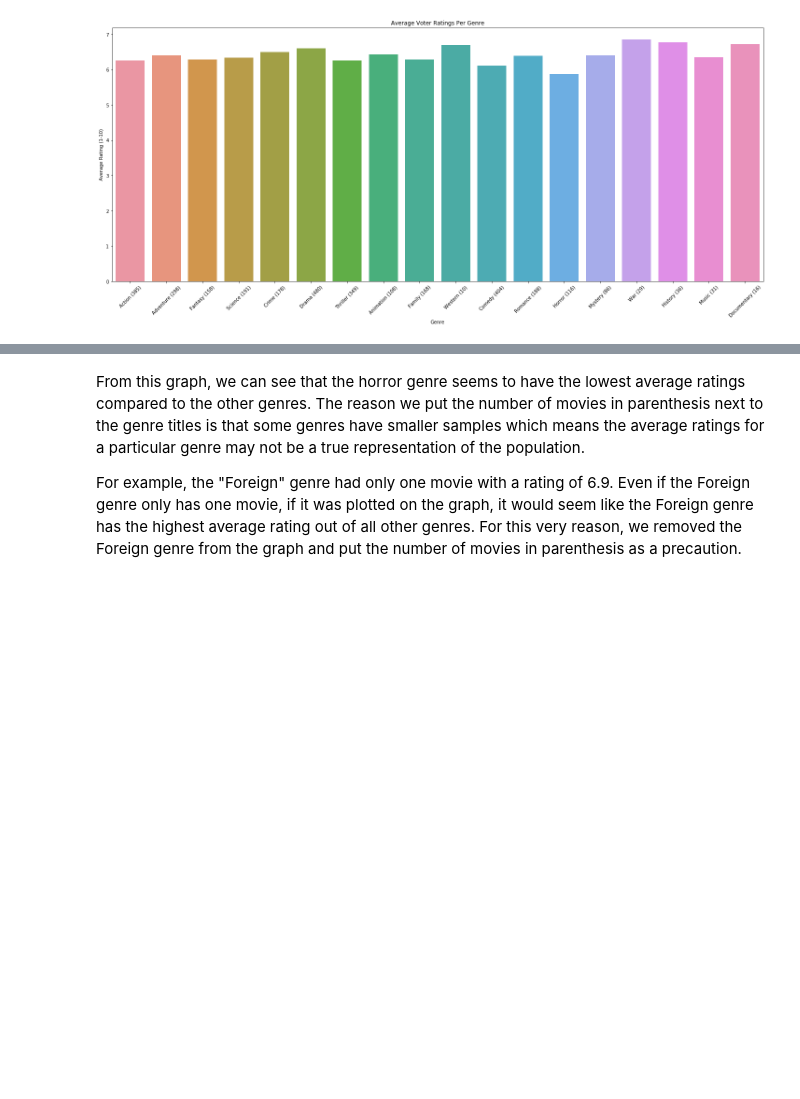
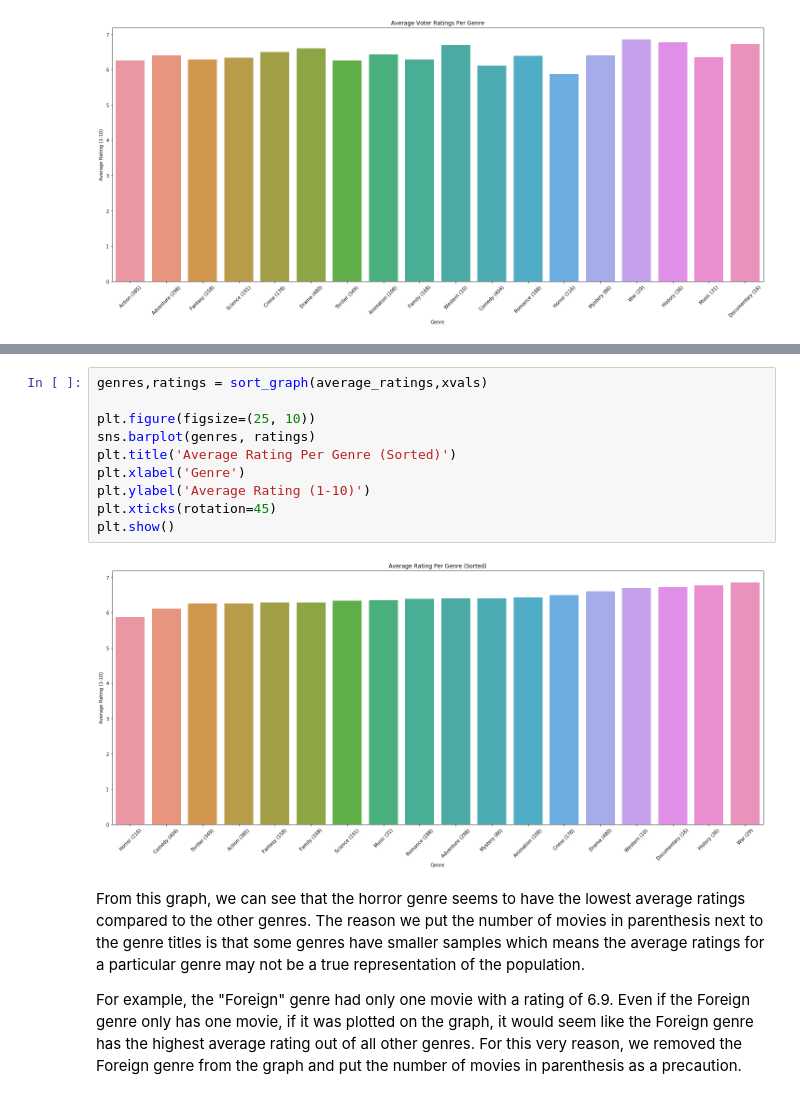
Before and after one commit to atulbharati/kevinh415.github.io, a Jupyter notebook: Movie.ipynb, the cells around one changed output, grey strips where cells are left out. Saved outputs shown, nothing was run; the diff lists cells and outputs as text; blank space fills up the shorter version.

```diff
--- a/Movie.ipynb
+++ b/Movie.ipynb
@@ -287,3 +320,15 @@ plt.show()
+# %%
+genres,ratings = sort_graph(average_ratings,xvals)
+
+plt.figure(figsize=(25, 10))
+sns.barplot(genres, ratings)
+plt.title('Average Rating Per Genre (Sorted)')
+plt.xlabel('Genre')
+plt.ylabel('Average Rating (1-10)')
+plt.xticks(rotation=45)
+plt.show()
+# %% [output]
+[figure, added]
 # %% [markdown]
 From this graph, we can see that the horror genre seems to have the lowest average ratings compared to the other genres. The reason we put the number of movies in parenthesis next to the genre titles is that some genres have smaller samples which means the average ratings for a particular genre may not be a true representation of the population.
 
```
Also changed, not shown: parts of 10 cells of this notebook.
